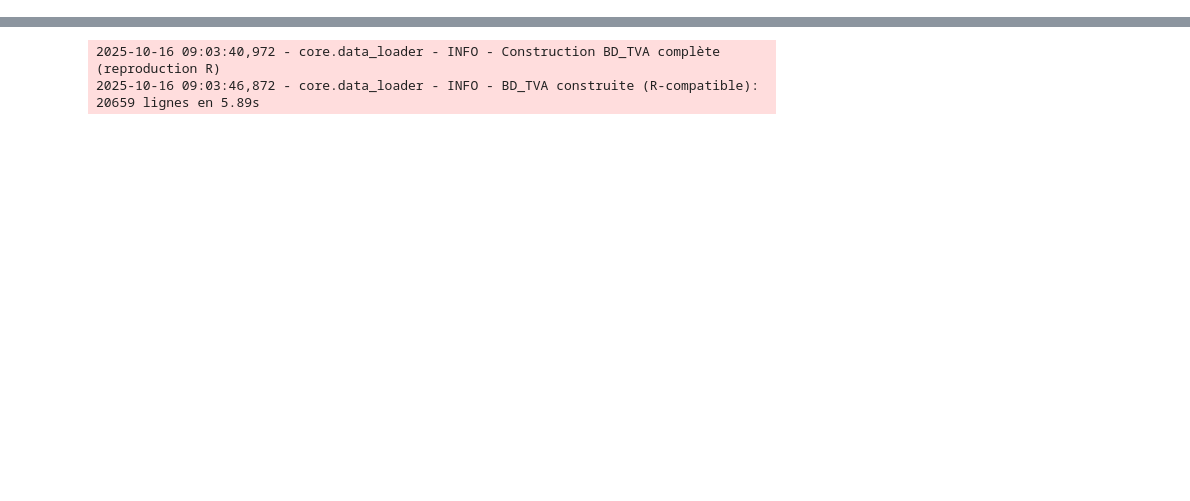
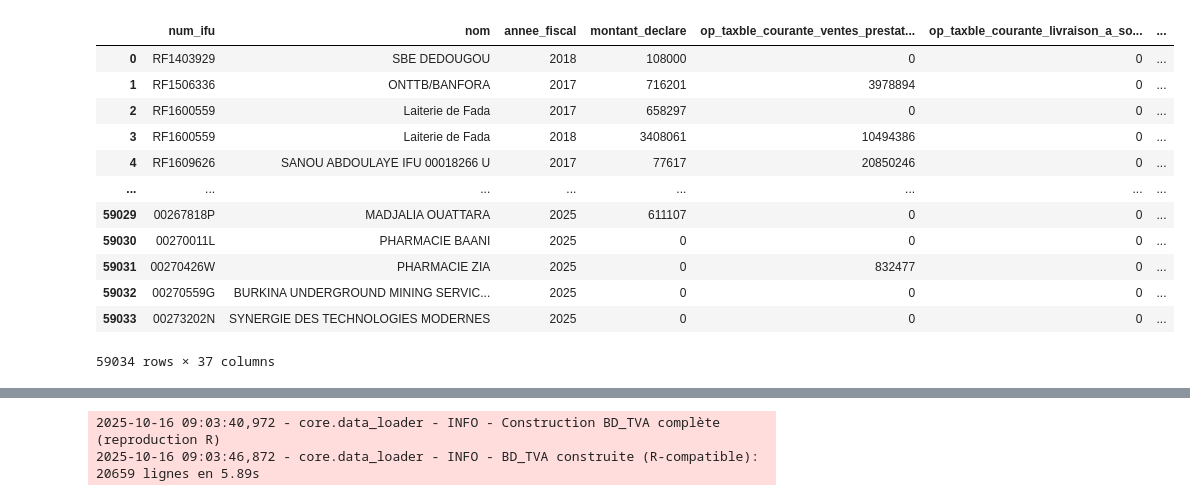
Before and after one commit to adamsoro0321/anarisk_backend, a Jupyter notebook: src/data_loader.ipynb, the cells around one changed output, grey strips where cells are left out. Saved outputs shown, nothing was run; the diff lists cells and outputs as text; code cells hidden in the pictures; blank space fills up the shorter version.

```diff
--- a/src/data_loader.ipynb
+++ b/src/data_loader.ipynb
@@ -33 +57,18 @@ loader = DataLoader(oracle_engine)
+# %%
+tva_declarer = pd.read_csv("../data/bd_tva_complete.csv")
+tva_declarer
+# %% [output]
+|  | num_ifu | nom | annee_fiscal | montant_declare | op_taxble_courante_ventes_prestat... | op_taxble_courante_livraison_a_so... | ... |
+| 0 | RF1403929 | SBE DEDOUGOU | 2018 | 108000 | 0 | 0 | ... |
+| 1 | RF1506336 | ONTTB/BANFORA | 2017 | 716201 | 3978894 | 0 | ... |
+| 2 | RF1600559 | Laiterie de Fada | 2017 | 658297 | 0 | 0 | ... |
+| 3 | RF1600559 | Laiterie de Fada | 2018 | 3408061 | 10494386 | 0 | ... |
+| 4 | RF1609626 | SANOU ABDOULAYE IFU 00018266 U | 2017 | 77617 | 20850246 | 0 | ... |
+| ... | ... | ... | ... | ... | ... | ... | ... |
+| 59029 | 00267818P | MADJALIA OUATTARA | 2025 | 611107 | 0 | 0 | ... |
+| 59030 | 00270011L | PHARMACIE BAANI | 2025 | 0 | 0 | 0 | ... |
+| 59031 | 00270426W | PHARMACIE ZIA | 2025 | 0 | 832477 | 0 | ... |
+| 59032 | 00270559G | BURKINA UNDERGROUND MINING SERVIC... | 2025 | 0 | 0 | 0 | ... |
+| 59033 | 00273202N | SYNERGIE DES TECHNOLOGIES MODERNES | 2025 | 0 | 0 | 0 | ... |
+59034 rows × 37 columns
 # %%
```
Also changed, not shown: parts of 29 cells of this notebook, 2 other files.
